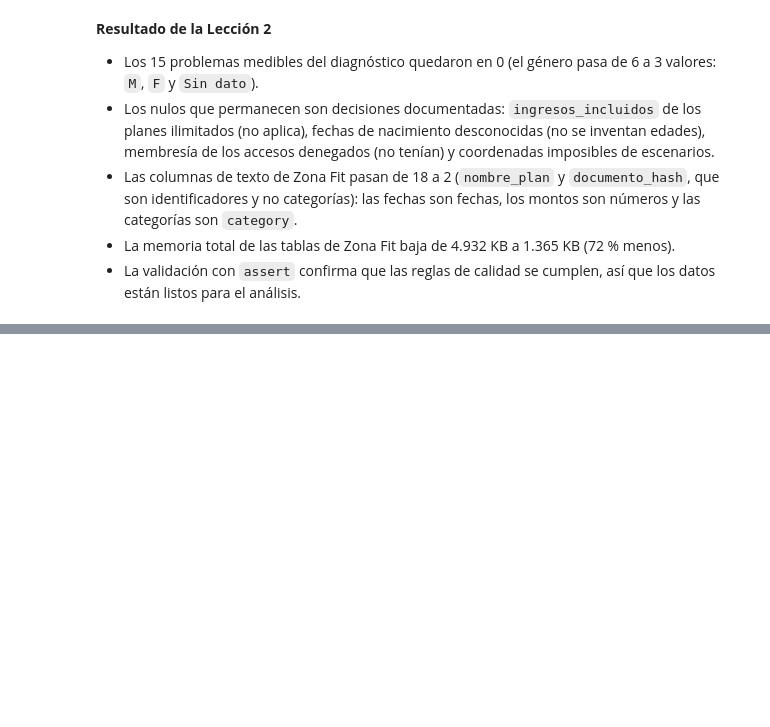
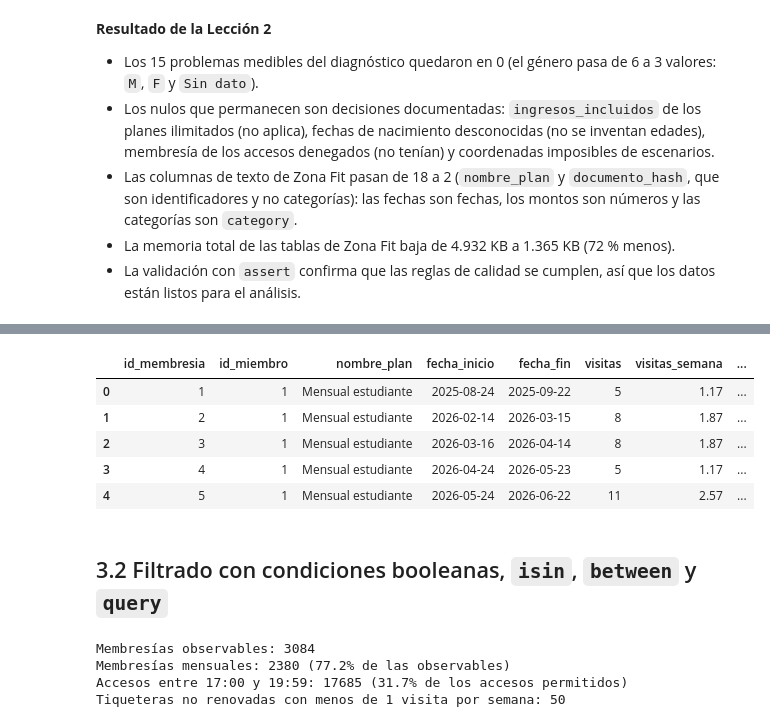
Before and after one commit to juanmejia017/PandasZonafitevolution, a Jupyter notebook: notebooks/data_preparation.ipynb, the cells around one changed output, grey strips where cells are left out. Cells and saved outputs as stored; diff of their text form; code cells hidden in the pictures; blank space fills up the shorter version.

```diff
--- a/notebooks/data_preparation.ipynb
+++ b/notebooks/data_preparation.ipynb
@@ -863,0 +931,54 @@ problemas
+# %%
+FRANJAS = {"bins": [4, 11, 17, 21], "labels": ["mañana", "tarde", "noche"]}
+
+permitidos = accesos_limpio[accesos_limpio["resultado"] == "Permitido"].copy()
+permitidos["franja"] = pd.cut(permitidos["fecha_hora"].dt.hour, **FRANJAS)
+
+plan = planes_limpio.set_index("id_plan")
+analisis["nombre_plan"] = analisis["id_plan"].map(plan["nombre_plan"])
+analisis["tipo_plan"] = analisis["id_plan"].map(plan["tipo_plan"])
+
+visitas = permitidos.groupby("id_membresia").size()
+analisis["visitas"] = analisis["id_membresia"].map(visitas).fillna(0).astype("int16")
+dias_vigente = (analisis["fecha_fin"].clip(upper=FECHA_CORTE) - analisis["fecha_inicio"]).dt.days + 1
+analisis["visitas_semana"] = (analisis["visitas"] / (dias_vigente / 7)).round(2)
+
+franja_principal = (permitidos.groupby(["id_membresia", "franja"], observed=True).size()
+                              .sort_values(ascending=False)
+                              .reset_index()
+                              .drop_duplicates("id_membresia")
+                              .set_index("id_membresia")["franja"])
+analisis["franja_principal"] = analisis["id_membresia"].map(franja_principal)
+
+analisis[["id_membresia", "id_miembro", "nombre_plan", "fecha_inicio", "fecha_fin", "visitas",
+          "visitas_semana", "franja_principal", "numero_membresia", "renovada", "no_renovo"]].head()
+# %% [output]
+|  | id_membresia | id_miembro | nombre_plan | fecha_inicio | fecha_fin | visitas | visitas_semana | ... |
+| 0 | 1 | 1 | Mensual estudiante | 2025-08-24 | 2025-09-22 | 5 | 1.17 | ... |
+| 1 | 2 | 1 | Mensual estudiante | 2026-02-14 | 2026-03-15 | 8 | 1.87 | ... |
+| 2 | 3 | 1 | Mensual estudiante | 2026-03-16 | 2026-04-14 | 8 | 1.87 | ... |
+| 3 | 4 | 1 | Mensual estudiante | 2026-04-24 | 2026-05-23 | 5 | 1.17 | ... |
+| 4 | 5 | 1 | Mensual estudiante | 2026-05-24 | 2026-06-22 | 11 | 2.57 | ... |
+# %% [markdown]
+## 3.2 Filtrado con condiciones booleanas, `isin`, `between` y `query`
+# %%
+# Máscara booleana: solo las membresías cuyo resultado ya se conoce
+observables = analisis[analisis["observable"]]
+print("Membresías observables:", len(observables))
+
+# isin: los dos planes mensuales
+mensuales = observables[observables["nombre_plan"].isin(["Mensual ilimitado", "Mensual estudiante"])]
+print("Membresías mensuales:", len(mensuales), f"({len(mensuales) / len(observables):.1%} de las observables)")
+
+# between: accesos en la hora pico de la tarde (17:00 a 19:59)
+hora_pico = permitidos[permitidos["fecha_hora"].dt.hour.between(17, 19)]
+print("Accesos entre 17:00 y 19:59:", len(hora_pico), f"({len(hora_pico) / len(permitidos):.1%} de los accesos permitidos)")
+
+# query: tiqueteras que no se renovaron y se usaron menos de una vez por semana
+tiqueteras_riesgo = observables.query("tipo_plan == 'Tiquetera' and no_renovo and visitas_semana < 1")
+print("Tiqueteras no renovadas con menos de 1 visita por semana:", len(tiqueteras_riesgo))
+# %% [output]
+Membresías observables: 3084
+Membresías mensuales: 2380 (77.2% de las observables)
+Accesos entre 17:00 y 19:59: 17685 (31.7% de los accesos permitidos)
+Tiqueteras no renovadas con menos de 1 visita por semana: 50
```
Also changed, not shown: parts of 30 cells of this notebook.
